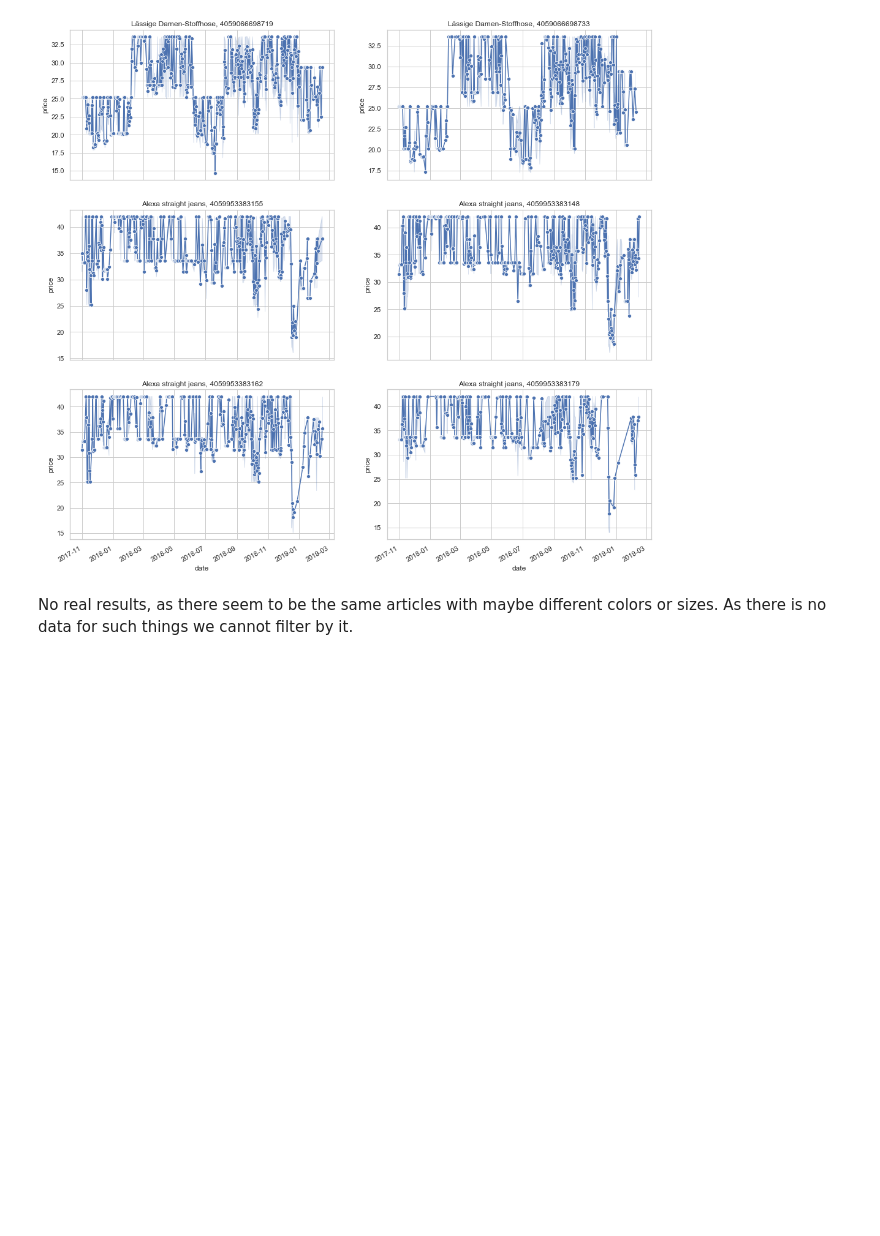
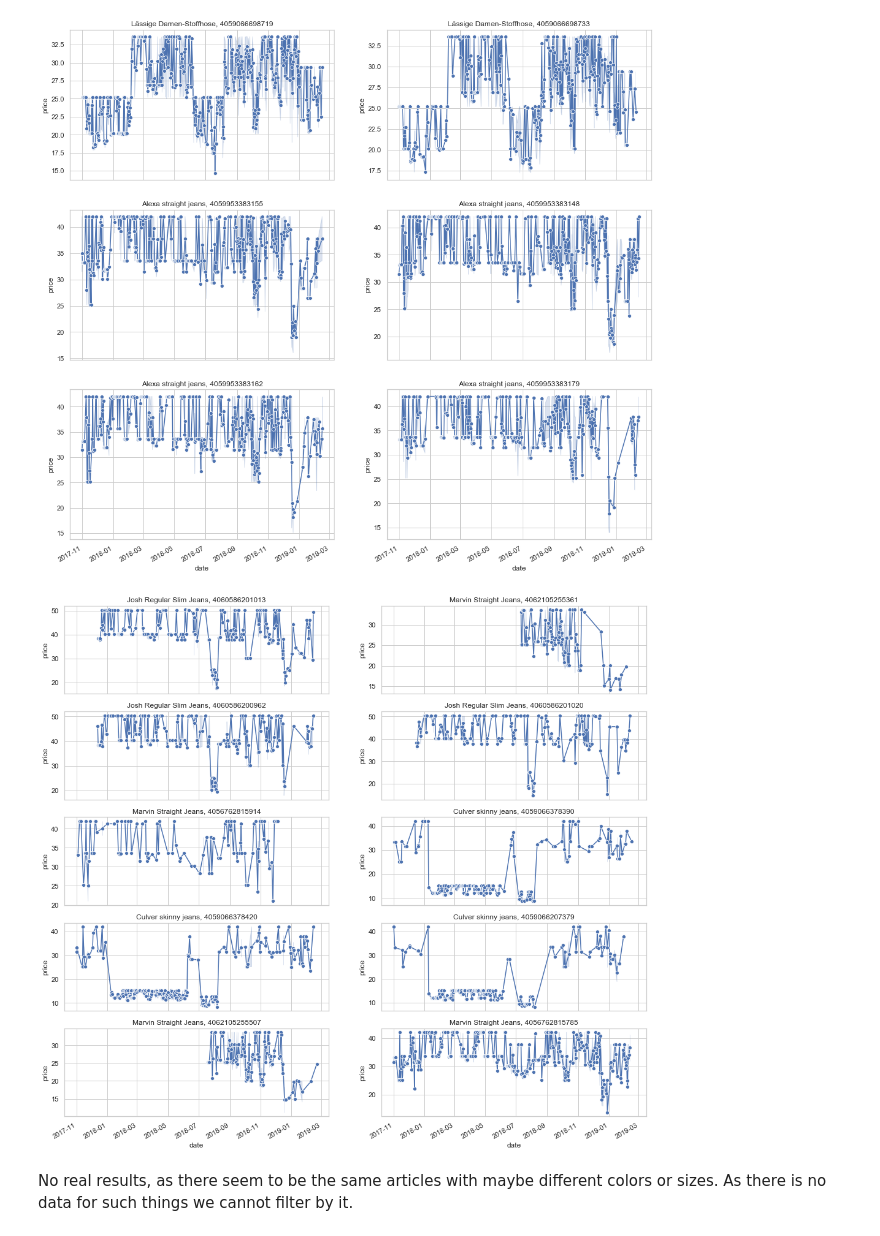
Before and after one commit to s-lau-42/Project_3_Online_Shop_Analysis, a Jupyter notebook: Part_7_Plots.ipynb, the cells around one changed output. Cells and saved outputs as stored; diff of their text form; code cells hidden in the pictures; blank space fills up the shorter version.

```diff
--- a/Part_7_Plots.ipynb
+++ b/Part_7_Plots.ipynb
@@ -738,6 +735,11 @@ sixplot(df[(df["men_article"]>0) & (df["women_article"]==0)].article_id.value_co
 sixplot(df[(df["women_article"]>0) & (df["men_article"]==0)].article_id.value_counts().head(6).index, calc=max)
 # %% [output]
 [figure]
+# %%
+#men jeans ( most sold )
+sixplot(df[(df["men_article"]>0) & (df["women_article"]==0) & (df['article_name'].str.contains("jeans"))].article_id.value_counts().head(10).index)
+# %% [output]
+[figure, added]
 # %% [markdown]
 No real results, as there seem to be the same articles with maybe different colors or sizes. As there is no data for such things we cannot filter by it.
 # %%
```
Also changed, not shown: parts of 5 cells of this notebook, 5 other files.
